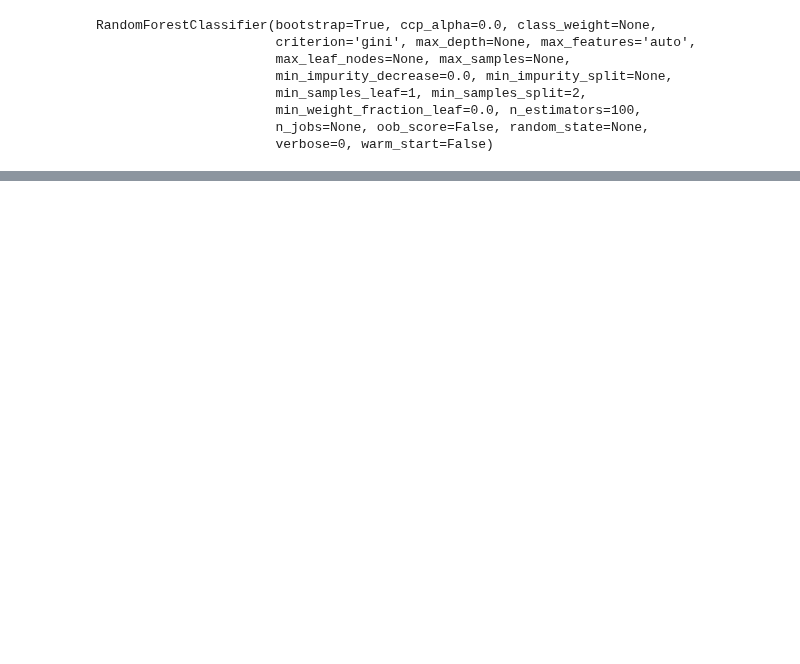
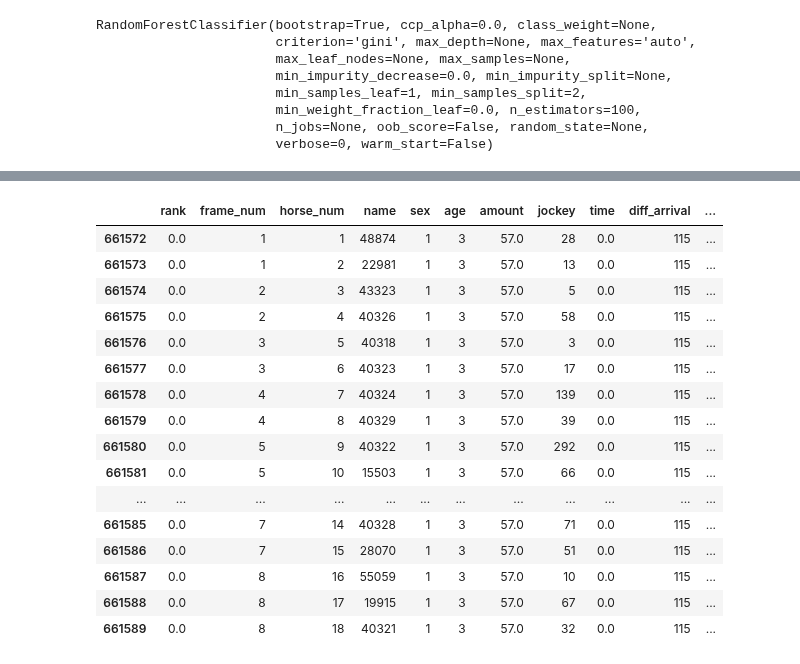
Before and after one commit to TokyoYoshida/GoogleColab, a Jupyter notebook: ディープラーニング用競馬データ作成_and_ランダムフォレスト_競馬予想_random_forest_keiba20200528.ipynb, the cells around one changed output, grey strips where cells are left out. Saved outputs shown, nothing was run; the diff lists cells and outputs as text; code cells hidden in the pictures; blank space fills up the shorter version.

```diff
--- a/ディープラーニング用競馬データ作成_and_ランダムフォレスト_競馬予想_random_forest_keiba20200528.ipynb
+++ b/ディープラーニング用競馬データ作成_and_ランダムフォレスト_競馬予想_random_forest_keiba20200528.ipynb
@@ -526,0 +438,26 @@ KeyError: ignored
+# %%
+old = pd.read_pickle("./data/keiba/keiba_dat_res_20200529_2306.pkl")
+# %%
+darby_df = dat.query("full_path == 'darby.csv'").copy().fillna(0)
+# %%
+darby_df.index += (old.index.max() + 1)
+# %%
+darby_df
+# %% [output]
+|  | rank | frame_num | horse_num | name | sex | age | amount | jockey | time | diff_arrival | ... |
+| 661572 | 0.0 | 1 | 1 | 48874 | 1 | 3 | 57.0 | 28 | 0.0 | 115 | ... |
+| 661573 | 0.0 | 1 | 2 | 22981 | 1 | 3 | 57.0 | 13 | 0.0 | 115 | ... |
+| 661574 | 0.0 | 2 | 3 | 43323 | 1 | 3 | 57.0 | 5 | 0.0 | 115 | ... |
+| 661575 | 0.0 | 2 | 4 | 40326 | 1 | 3 | 57.0 | 58 | 0.0 | 115 | ... |
+| 661576 | 0.0 | 3 | 5 | 40318 | 1 | 3 | 57.0 | 3 | 0.0 | 115 | ... |
+| 661577 | 0.0 | 3 | 6 | 40323 | 1 | 3 | 57.0 | 17 | 0.0 | 115 | ... |
+| 661578 | 0.0 | 4 | 7 | 40324 | 1 | 3 | 57.0 | 139 | 0.0 | 115 | ... |
+| 661579 | 0.0 | 4 | 8 | 40329 | 1 | 3 | 57.0 | 39 | 0.0 | 115 | ... |
+| 661580 | 0.0 | 5 | 9 | 40322 | 1 | 3 | 57.0 | 292 | 0.0 | 115 | ... |
+| 661581 | 0.0 | 5 | 10 | 15503 | 1 | 3 | 57.0 | 66 | 0.0 | 115 | ... |
+| ... | ... | ... | ... | ... | ... | ... | ... | ... | ... | ... | ... |
+| 661585 | 0.0 | 7 | 14 | 40328 | 1 | 3 | 57.0 | 71 | 0.0 | 115 | ... |
+| 661586 | 0.0 | 7 | 15 | 28070 | 1 | 3 | 57.0 | 51 | 0.0 | 115 | ... |
+| 661587 | 0.0 | 8 | 16 | 55059 | 1 | 3 | 57.0 | 10 | 0.0 | 115 | ... |
+| 661588 | 0.0 | 8 | 17 | 19915 | 1 | 3 | 57.0 | 67 | 0.0 | 115 | ... |
+| 661589 | 0.0 | 8 | 18 | 40321 | 1 | 3 | 57.0 | 32 | 0.0 | 115 | ... |
```
Also changed, not shown: parts of 37 cells of this notebook.
